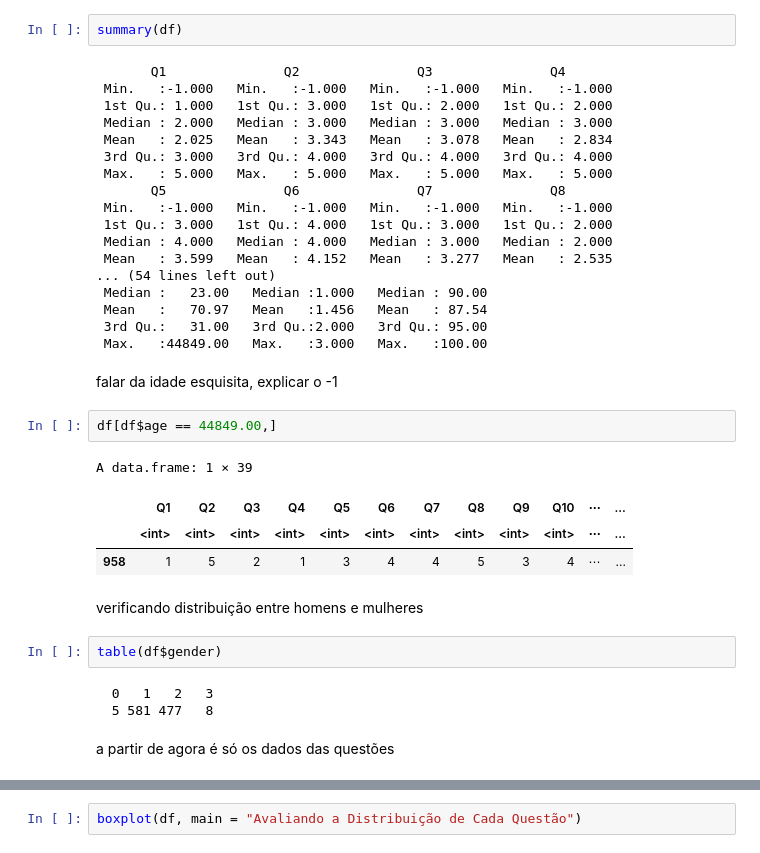
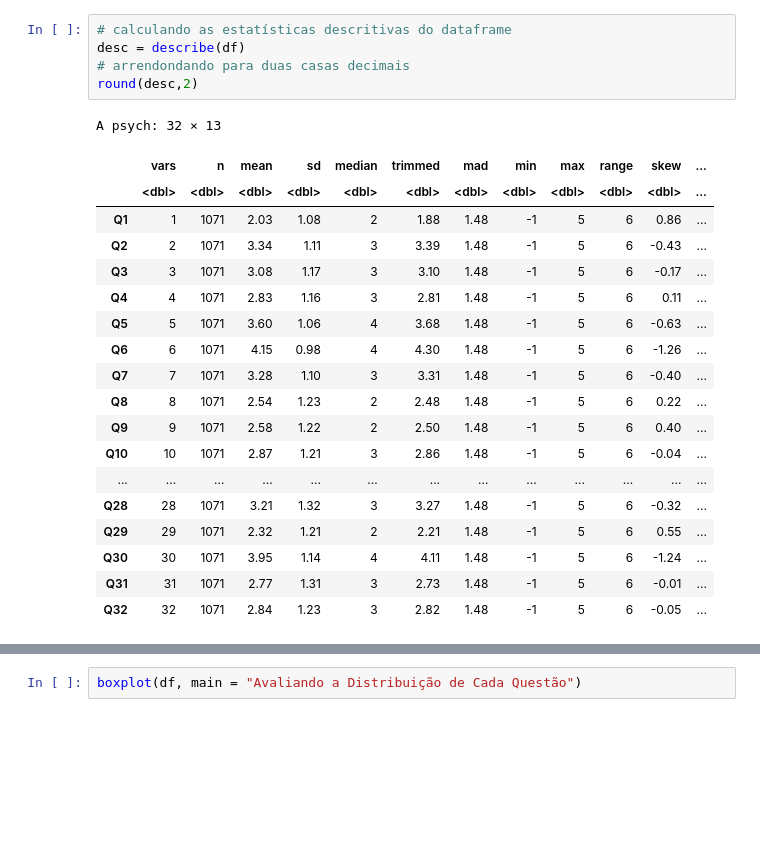
Before and after one commit to FerrazThales/AnaliseFatorialExploratoria, a Jupyter notebook: Análise Fatorial Exploratória.ipynb, the cells around one changed output, grey strips where cells are left out. Cells and saved outputs as stored; diff of their text form; blank space fills up the shorter version.

```diff
--- a/Análise Fatorial Exploratória.ipynb
+++ b/Análise Fatorial Exploratória.ipynb
@@ -56,38 +88,25 @@ Número de Variáveis: 39
 # %%
-summary(df)
+# calculando as estatísticas descritivas do dataframe
+desc = describe(df)
+# arrendondando para duas casas decimais
+round(desc,2)
 # %% [output]
-       Q1               Q2               Q3               Q4
- Min.   :-1.000   Min.   :-1.000   Min.   :-1.000   Min.   :-1.000
- 1st Qu.: 1.000   1st Qu.: 3.000   1st Qu.: 2.000   1st Qu.: 2.000
- Median : 2.000   Median : 3.000   Median : 3.000   Median : 3.000
- Mean   : 2.025   Mean   : 3.343   Mean   : 3.078   Mean   : 2.834
- 3rd Qu.: 3.000   3rd Qu.: 4.000   3rd Qu.: 4.000   3rd Qu.: 4.000
- Max.   : 5.000   Max.   : 5.000   Max.   : 5.000   Max.   : 5.000
-       Q5               Q6               Q7               Q8
- Min.   :-1.000   Min.   :-1.000   Min.   :-1.000   Min.   :-1.000
- 1st Qu.: 3.000   1st Qu.: 4.000   1st Qu.: 3.000   1st Qu.: 2.000
- Median : 4.000   Median : 4.000   Median : 3.000   Median : 2.000
- Mean   : 3.599   Mean   : 4.152   Mean   : 3.277   Mean   : 2.535
-... (54 lines left out)
- Median :   23.00   Median :1.000   Median : 90.00
- Mean   :   70.97   Mean   :1.456   Mean   : 87.54
- 3rd Qu.:   31.00   3rd Qu.:2.000   3rd Qu.: 95.00
- Max.   :44849.00   Max.   :3.000   Max.   :100.00
+A psych: 32 × 13
+|  | vars | n | mean | sd | median | trimmed | mad | min | max | range | skew | ... |
+|  | <dbl> | <dbl> | <dbl> | <dbl> | <dbl> | <dbl> | <dbl> | <dbl> | <dbl> | <dbl> | <dbl> | ... |
+| Q1 | 1 | 1071 | 2.03 | 1.08 | 2 | 1.88 | 1.48 | -1 | 5 | 6 | 0.86 | ... |
+| Q2 | 2 | 1071 | 3.34 | 1.11 | 3 | 3.39 | 1.48 | -1 | 5 | 6 | -0.43 | ... |
+| Q3 | 3 | 1071 | 3.08 | 1.17 | 3 | 3.10 | 1.48 | -1 | 5 | 6 | -0.17 | ... |
+| Q4 | 4 | 1071 | 2.83 | 1.16 | 3 | 2.81 | 1.48 | -1 | 5 | 6 | 0.11 | ... |
+| Q5 | 5 | 1071 | 3.60 | 1.06 | 4 | 3.68 | 1.48 | -1 | 5 | 6 | -0.63 | ... |
+| Q6 | 6 | 1071 | 4.15 | 0.98 | 4 | 4.30 | 1.48 | -1 | 5 | 6 | -1.26 | ... |
+| Q7 | 7 | 1071 | 3.28 | 1.10 | 3 | 3.31 | 1.48 | -1 | 5 | 6 | -0.40 | ... |
+| Q8 | 8 | 1071 | 2.54 | 1.23 | 2 | 2.48 | 1.48 | -1 | 5 | 6 | 0.22 | ... |
+| Q9 | 9 | 1071 | 2.58 | 1.22 | 2 | 2.50 | 1.48 | -1 | 5 | 6 | 0.40 | ... |
+| Q10 | 10 | 1071 | 2.87 | 1.21 | 3 | 2.86 | 1.48 | -1 | 5 | 6 | -0.04 | ... |
+| ... | ... | ... | ... | ... | ... | ... | ... | ... | ... | ... | ... | ... |
+| Q28 | 28 | 1071 | 3.21 | 1.32 | 3 | 3.27 | 1.48 | -1 | 5 | 6 | -0.32 | ... |
+| Q29 | 29 | 1071 | 2.32 | 1.21 | 2 | 2.21 | 1.48 | -1 | 5 | 6 | 0.55 | ... |
+| Q30 | 30 | 1071 | 3.95 | 1.14 | 4 | 4.11 | 1.48 | -1 | 5 | 6 | -1.24 | ... |
+| Q31 | 31 | 1071 | 2.77 | 1.31 | 3 | 2.73 | 1.48 | -1 | 5 | 6 | -0.01 | ... |
+| Q32 | 32 | 1071 | 2.84 | 1.23 | 3 | 2.82 | 1.48 | -1 | 5 | 6 | -0.05 | ... |
-# %% [markdown]
-falar da idade esquisita, explicar o -1
-# %%
-df[df$age == 44849.00,]
-# %% [output]
-A data.frame: 1 × 39
-|  | Q1 | Q2 | Q3 | Q4 | Q5 | Q6 | Q7 | Q8 | Q9 | Q10 | ⋯ | ... |
-|  | <int> | <int> | <int> | <int> | <int> | <int> | <int> | <int> | <int> | <int> | ⋯ | ... |
-| 958 | 1 | 5 | 2 | 1 | 3 | 4 | 4 | 5 | 3 | 4 | ⋯ | ... |
-# %% [markdown]
-verificando distribuição entre homens e mulheres
-# %%
-table(df$gender)
-# %% [output]
-  0   1   2   3
-  5 581 477   8
-# %% [markdown]
-a partir de agora é só os dados das questões
```
Also changed, not shown: parts of 11 cells of this notebook, 1 other file.
